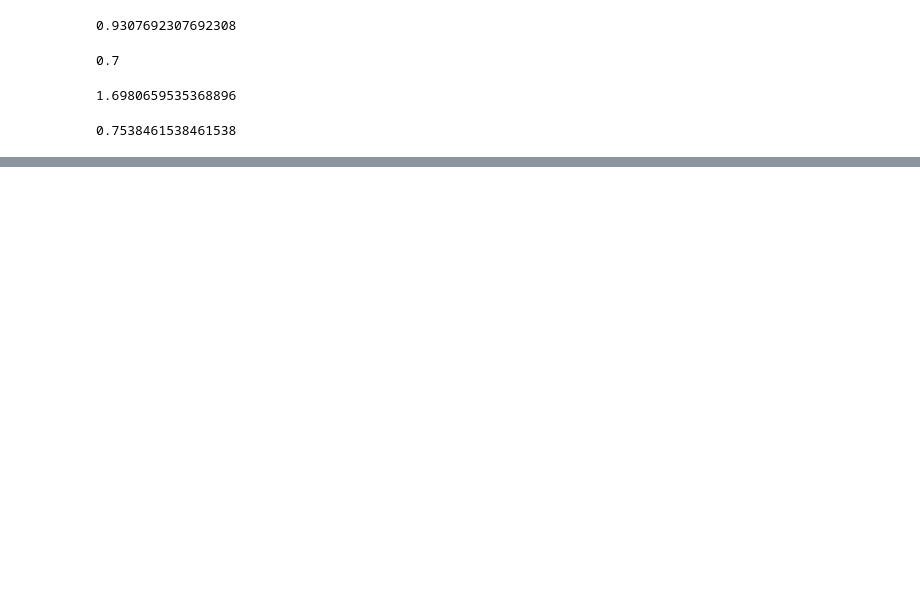
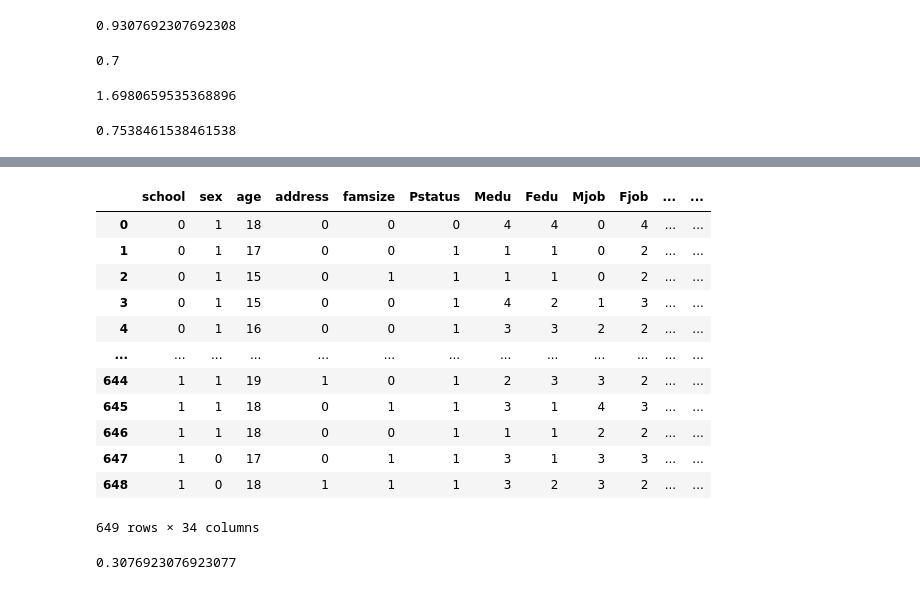
Before and after one commit to annebelleo/INFOMHCML, a Jupyter notebook: modeling copy lesley.ipynb, the cells around one changed output, grey strips where cells are left out. Drawn from its saved outputs; the diff is of its cells as text; code cells hidden in the pictures; blank space fills up the shorter version.

```diff
--- a/modeling copy.ipynb
+++ b/modeling copy lesley.ipynb
@@ -334,0 +335,29 @@ metrics.accuracy_score(y_test, pred) # 75.4% accuracy
+# %%
+data['parent_edu'] = (data['Medu'] + data['Fedu']) / 2
+
+data
+# %% [output]
+|  | school | sex | age | address | famsize | Pstatus | Medu | Fedu | Mjob | Fjob | ... | ... |
+| 0 | 0 | 1 | 18 | 0 | 0 | 0 | 4 | 4 | 0 | 4 | ... | ... |
+| 1 | 0 | 1 | 17 | 0 | 0 | 1 | 1 | 1 | 0 | 2 | ... | ... |
+| 2 | 0 | 1 | 15 | 0 | 1 | 1 | 1 | 1 | 0 | 2 | ... | ... |
+| 3 | 0 | 1 | 15 | 0 | 0 | 1 | 4 | 2 | 1 | 3 | ... | ... |
+| 4 | 0 | 1 | 16 | 0 | 0 | 1 | 3 | 3 | 2 | 2 | ... | ... |
+| ... | ... | ... | ... | ... | ... | ... | ... | ... | ... | ... | ... | ... |
+| 644 | 1 | 1 | 19 | 1 | 0 | 1 | 2 | 3 | 3 | 2 | ... | ... |
+| 645 | 1 | 1 | 18 | 0 | 1 | 1 | 3 | 1 | 4 | 3 | ... | ... |
+| 646 | 1 | 1 | 18 | 0 | 0 | 1 | 1 | 1 | 2 | 2 | ... | ... |
+| 647 | 1 | 0 | 17 | 0 | 1 | 1 | 3 | 1 | 3 | 3 | ... | ... |
+| 648 | 1 | 0 | 18 | 1 | 1 | 1 | 3 | 2 | 3 | 2 | ... | ... |
+649 rows × 34 columns
+# %%
+# classification: predict sensitive attribute using all features except predictor, grades
+features = data
+X = features.drop(columns=['G3','parent_edu','Medu','Fedu'])
+y = data['parent_edu'].astype(int)
+X_train, X_test, y_train, y_test = train_test_split(X, y, test_size=0.2, random_state=42)
+clf = svm.SVC().fit(X_train, y_train)
+pred = clf.predict(X_test)
+metrics.accuracy_score(y_test, pred) #83.8% accuracy
+# %% [output]
+0.3076923076923077
```
Also changed, not shown: parts of 16 cells of this notebook.
